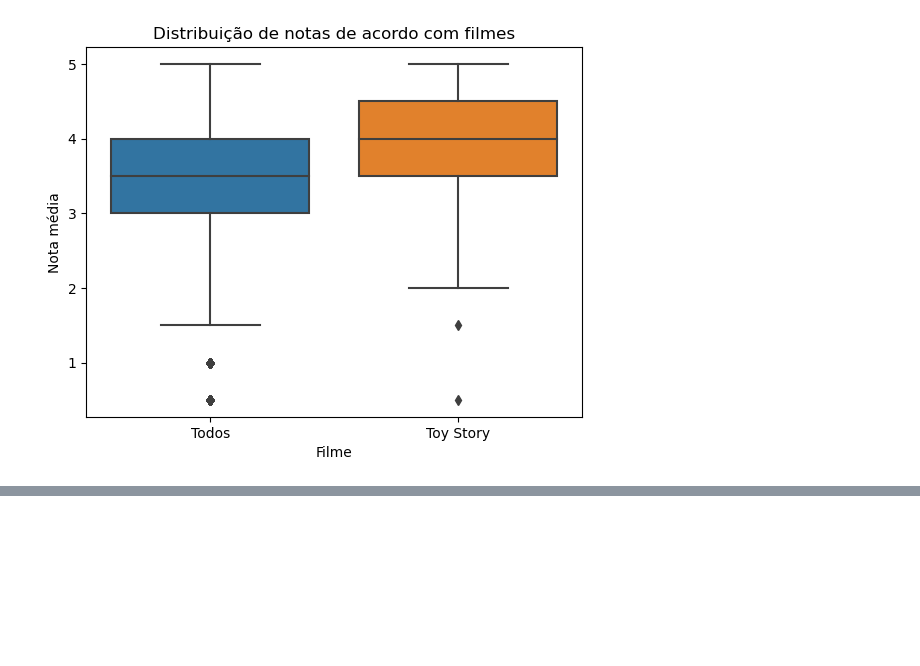
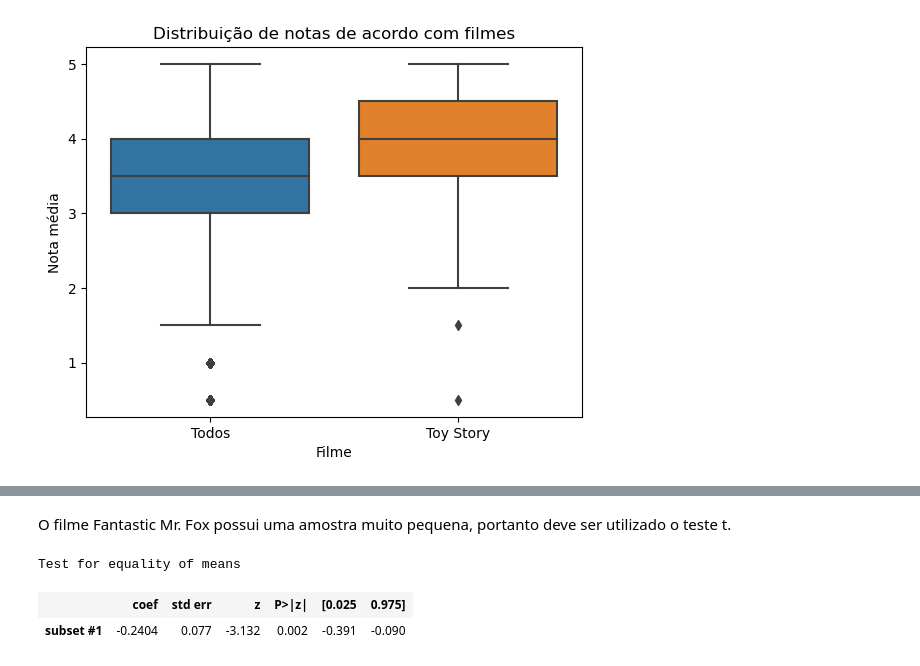
Before and after one commit to ledsouza/data-science-introducao-a-testes-estatisticos-com-python, a Jupyter notebook: DataScience_introducao_a_testes.ipynb, the cells around one changed output, grey strips where cells are left out. Saved outputs shown, nothing was run; the diff lists cells and outputs as text; code cells hidden in the pictures; blank space fills up the shorter version.

Commit message:
Testes não paramétricos

```diff
--- a/DataScience_introducao_a_testes.ipynb
+++ b/DataScience_introducao_a_testes.ipynb
@@ -374,0 +397,11 @@ ax.plot()
+# %% [markdown]
+O filme Fantastic Mr. Fox possui uma amostra muito pequena, portanto deve ser utilizado o teste t.
+# %%
+descr_1 = DescrStatsW(notas.query("movieId == 1")['rating'])
+descr_593 = DescrStatsW(notas.query("movieId == 593")['rating'])
+comparacao = descr_1.get_compare(descr_593)
+comparacao.summary(use_t=False)
+# %% [output]
+Test for equality of means
+|  | coef | std err | z | P>|z| | [0.025 | 0.975] |
+| subset #1 | -0.2404 | 0.077 | -3.132 | 0.002 | -0.391 | -0.090 |
```
Also changed, not shown: parts of 13 cells of this notebook.
